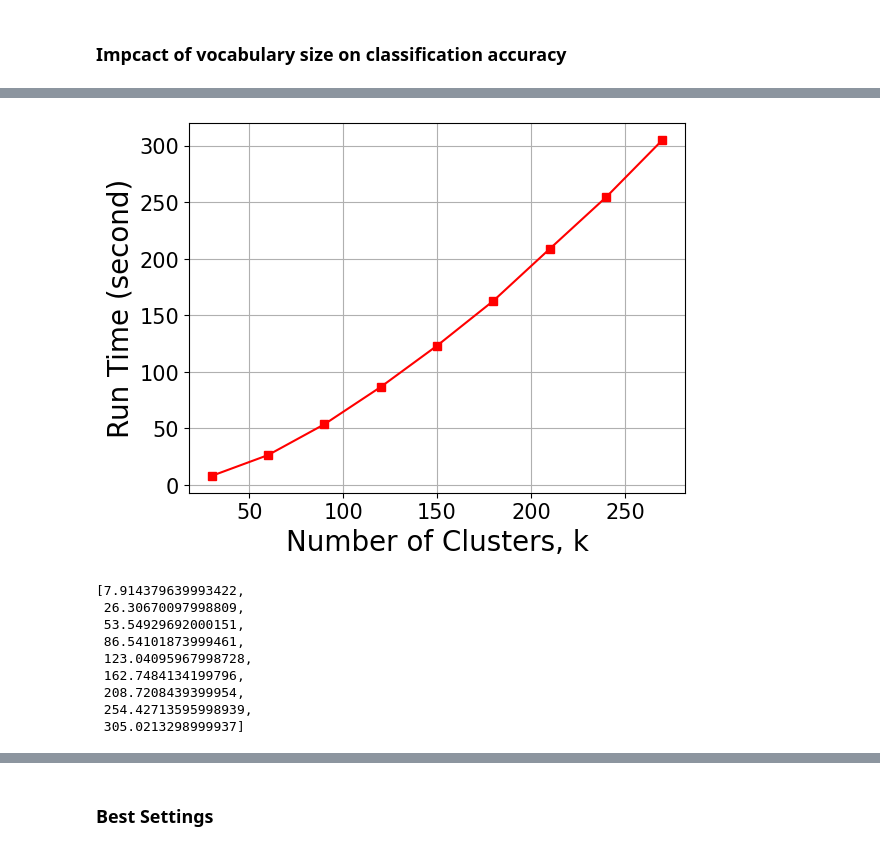
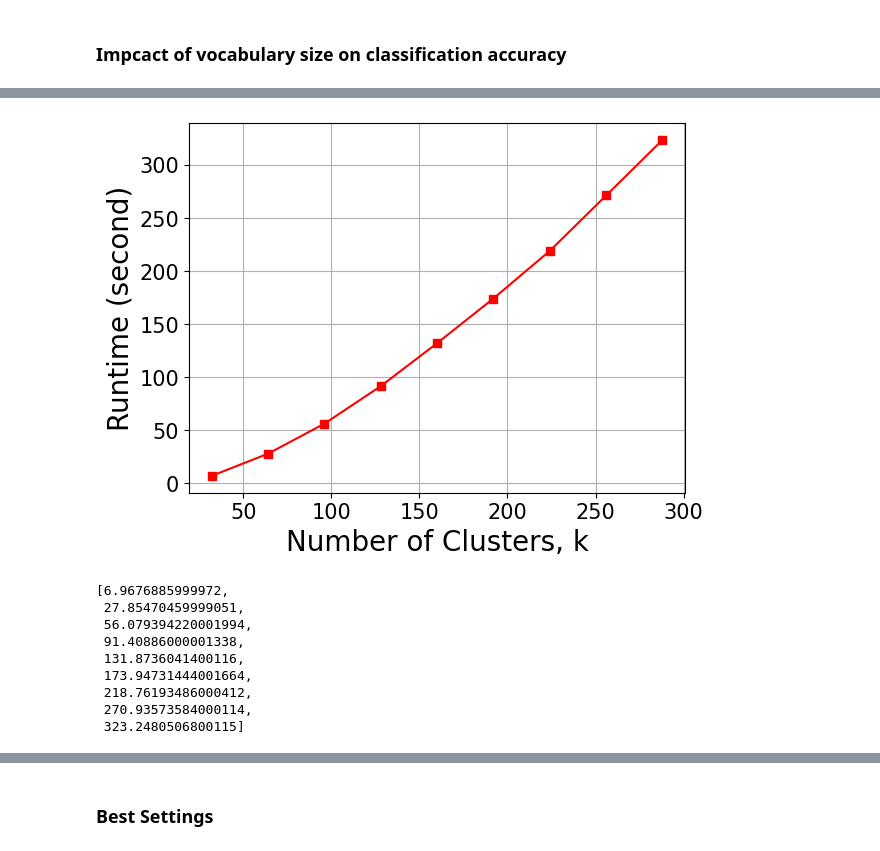
Before and after one commit to chuu-shin/CS485-Course-Work-2, a Jupyter notebook: Q2.ipynb, the cells around one changed output, grey strips where cells are left out. Drawn from its saved outputs; the diff is of its cells as text; code cells hidden in the pictures.

```diff
--- a/Q2.ipynb
+++ b/Q2.ipynb
@@ -468,7 +468,7 @@ def avg_accuracy(train_descriptors, test_descriptors, n_iter, codebooks, codeboo
 
     return test_accuracy_list
 # %%
-k_list = [i*30 for i in range(1,10)]
+k_list = [i*32 for i in range(1,10)]
 num_iter = 5
 
 const_time, codebooks = Kmeans_const_times(k_list, num_iter)
@@ -504,25 +504,25 @@ plt.grid(True)
 # %%
 # Plot accuracy on the first subplot
 plt.plot(k_list, const_time, label='codebook constructio ntime', marker='s', linestyle='-', color='r')
 # plt.xlim(left=10)
 plt.xlabel('Number of Clusters, k', fontsize=20)
-plt.ylabel('Run Time (second)', fontsize=20)
+plt.ylabel('Runtime (second)', fontsize=20)
 plt.yticks(fontsize=15)
 plt.xticks(fontsize=15)
 # plt.title('Accuracy over number of estimators')
 # plt.legend(fontsize=15)
 plt.grid(True)
 # %% [output]
-[figure, old version]
+[figure, new version]
 # %%
 const_time
 # %% [output]
-[7.914379639993422,
- 26.30670097998809,
- 53.54929692000151,
- 86.54101873999461,
- 123.04095967998728,
- 162.7484134199796,
- 208.7208439399954,
- 254.42713595998939,
- 305.0213298999937]
+[6.9676885999972,
+ 27.85470459999051,
+ 56.079394220001994,
+ 91.40886000001338,
+ 131.8736041400116,
+ 173.94731444001664,
+ 218.76193486000412,
+ 270.93573584000114,
+ 323.2480506800115]
```
Also changed, not shown: parts of 9 cells of this notebook, 1 other file.
